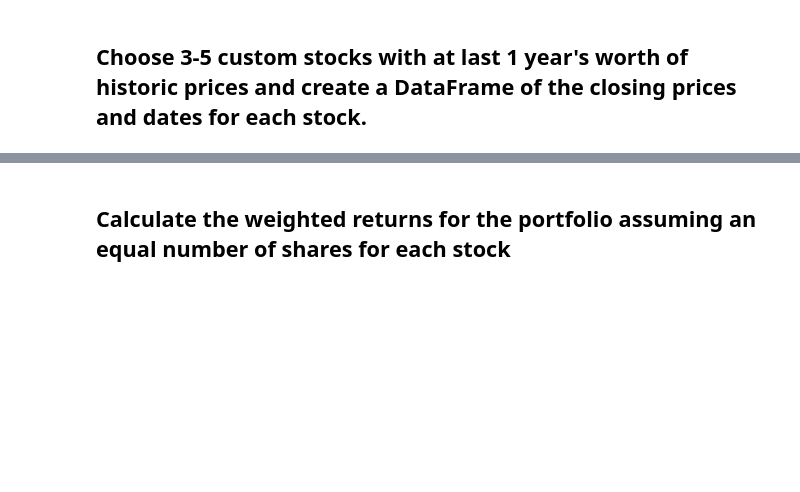
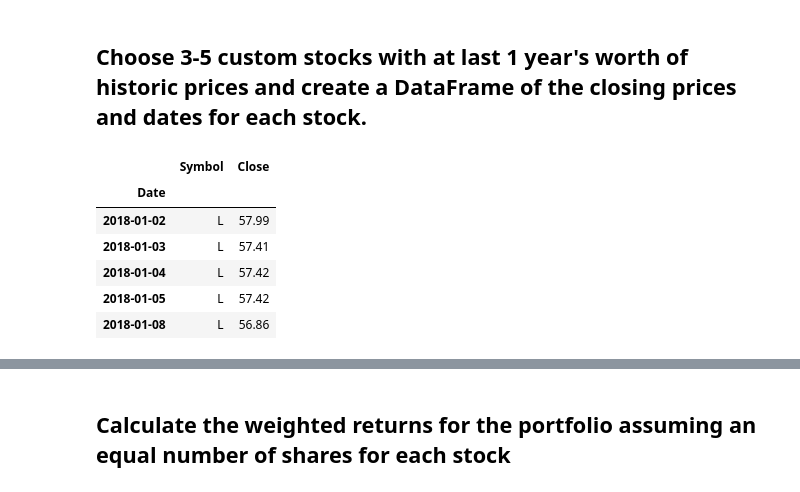
Before and after one commit to emilyblackstein/Module_4_Challenge, a Jupyter notebook: Starter_Code/whale_analysis.ipynb, the cells around one changed output, grey strips where cells are left out. Cells and saved outputs as stored; diff of their text form; code cells hidden in the pictures; blank space fills up the shorter version.

```diff
--- a/Starter_Code/whale_analysis.ipynb
+++ b/Starter_Code/whale_analysis.ipynb
@@ -440,0 +447,14 @@ In this section, you will build your own portfolio of stocks, calculate the retu
+# %%
+# Reading data from 1st stock
+loblaws_returns = ("./Resources/l_historical.csv")
+loblaws_returns = pd.read_csv(loblaws_returns, index_col="Date", infer_datetime_format=True, parse_dates=True)
+loblaws_returns = loblaws_returns.sort_index()
+loblaws_returns.head()
+# %% [output]
+|  | Symbol | Close |
+| Date |  |  |
+| 2018-01-02 | L | 57.99 |
+| 2018-01-03 | L | 57.41 |
+| 2018-01-04 | L | 57.42 |
+| 2018-01-05 | L | 57.42 |
+| 2018-01-08 | L | 56.86 |
```
Also changed, not shown: parts of 12 cells of this notebook.
